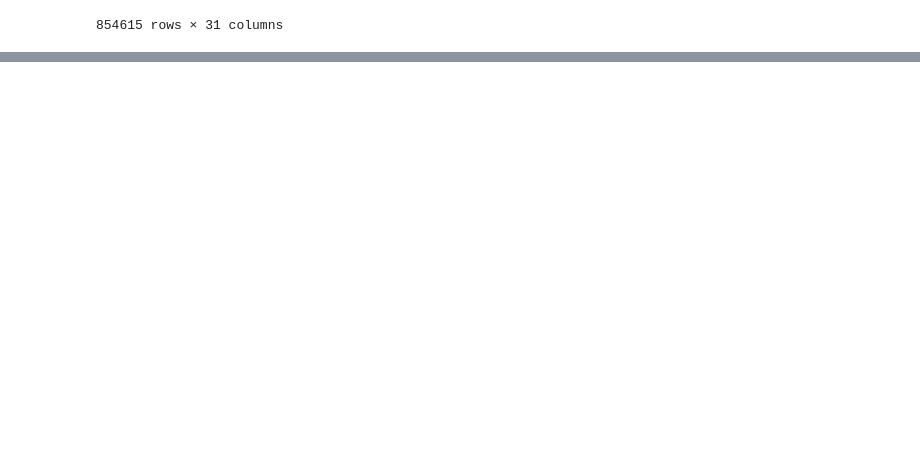
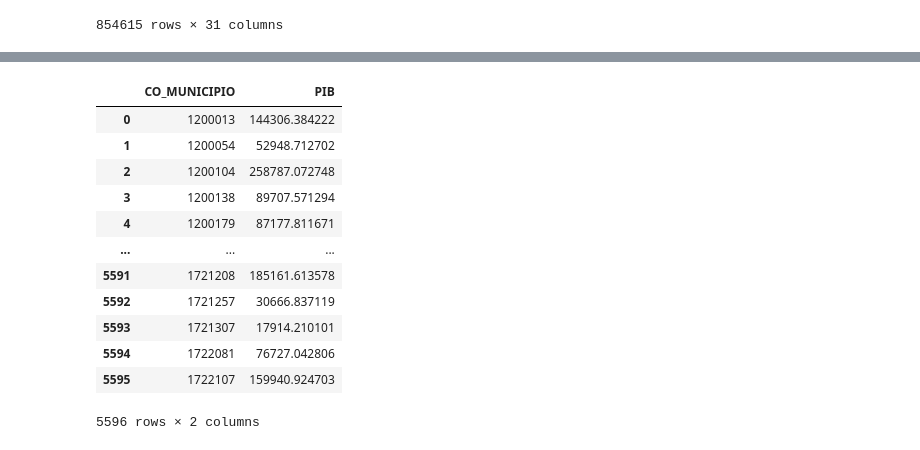
Before and after one commit to Fernandateireis/pol_edu, a Jupyter notebook: notebooks/pre-processing-merge.ipynb, the cells around one changed output, grey strips where cells are left out. Drawn from its saved outputs; the diff is of its cells as text; code cells hidden in the pictures; blank space fills up the shorter version.

```diff
--- a/notebooks/pre-processing-merge.ipynb
+++ b/notebooks/pre-processing-merge.ipynb
@@ -416,0 +593,20 @@ merge_iex_censo_banco
+# %%
+pib = pd.read_csv('/home/freitas/Downloads/internet2/data/pib_municipio.csv',sep=';',decimal=',')
+keep= ['Código','2019']
+pib = pib[keep]
+pib.rename(columns={'Código':'CO_MUNICIPIO','2019':'PIB'},inplace=True)
+pib
+# %% [output]
+|  | CO_MUNICIPIO | PIB |
+| 0 | 1200013 | 144306.384222 |
+| 1 | 1200054 | 52948.712702 |
+| 2 | 1200104 | 258787.072748 |
+| 3 | 1200138 | 89707.571294 |
+| 4 | 1200179 | 87177.811671 |
+| ... | ... | ... |
+| 5591 | 1721208 | 185161.613578 |
+| 5592 | 1721257 | 30666.837119 |
+| 5593 | 1721307 | 17914.210101 |
+| 5594 | 1722081 | 76727.042806 |
+| 5595 | 1722107 | 159940.924703 |
+5596 rows × 2 columns
```
Also changed, not shown: parts of 16 cells of this notebook.
